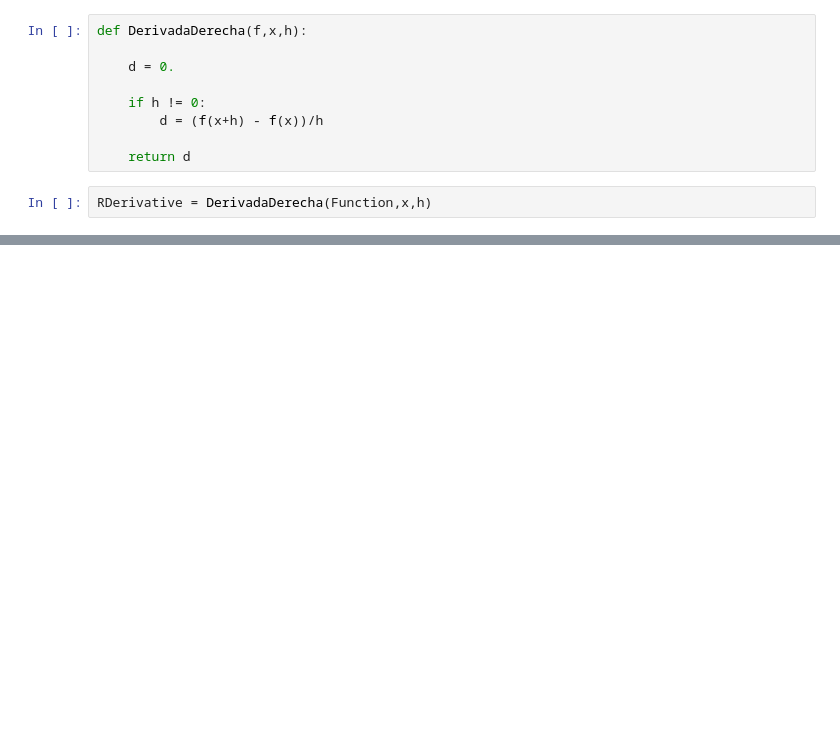
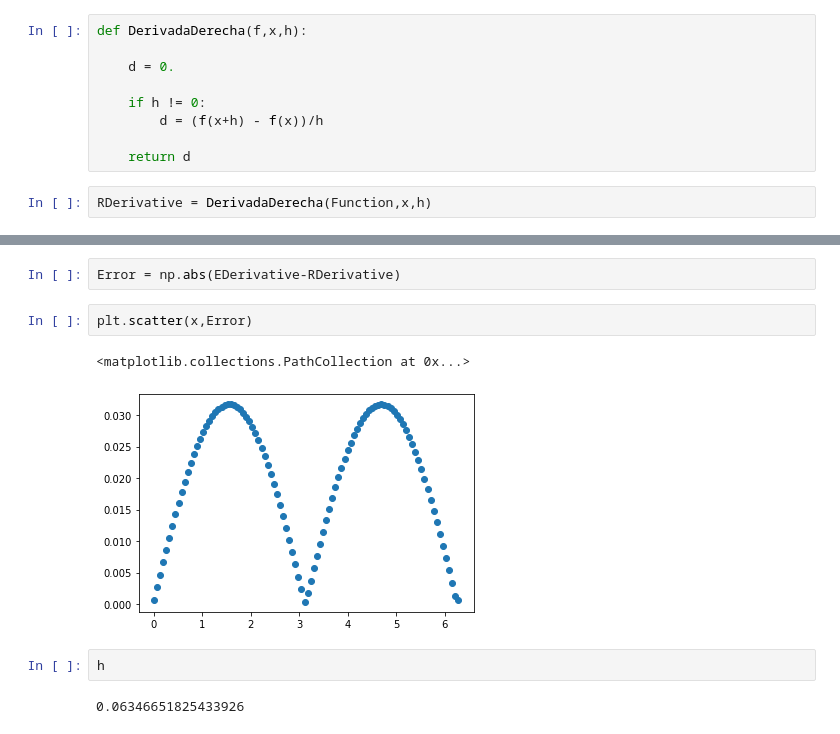
Before and after one commit to oli300ver/MetodosComputacionales202320, a Jupyter notebook: Week3/Derivacion.ipynb, the cells around one changed output, grey strips where cells are left out. Cells and saved outputs as stored; diff of their text form; blank space fills up the shorter version.

```diff
--- a/Week3/Derivacion.ipynb
+++ b/Week3/Derivacion.ipynb
@@ -60,0 +61,11 @@ plt.legend()
+# %%
+Error = np.abs(EDerivative-RDerivative)
+# %%
+plt.scatter(x,Error)
+# %% [output]
+<matplotlib.collections.PathCollection at 0x...>
+[figure, added]
+# %%
+h
+# %% [output]
+0.06346651825433926
```
Also changed, not shown: parts of 3 cells of this notebook.
